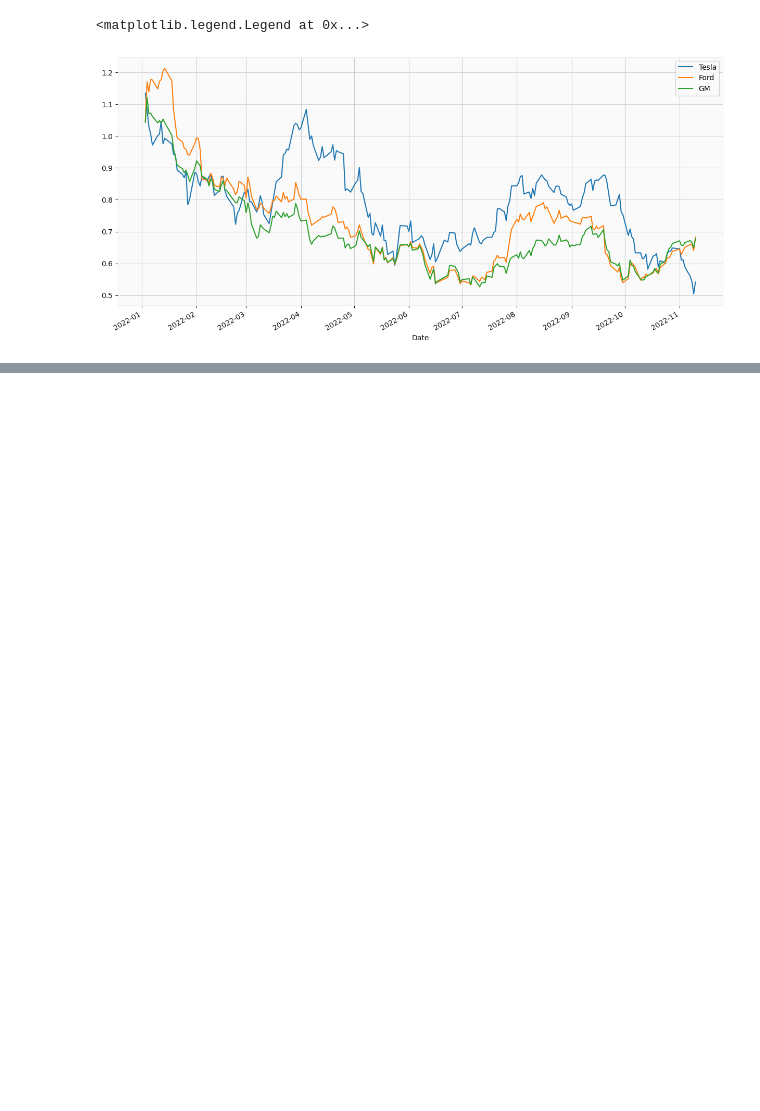
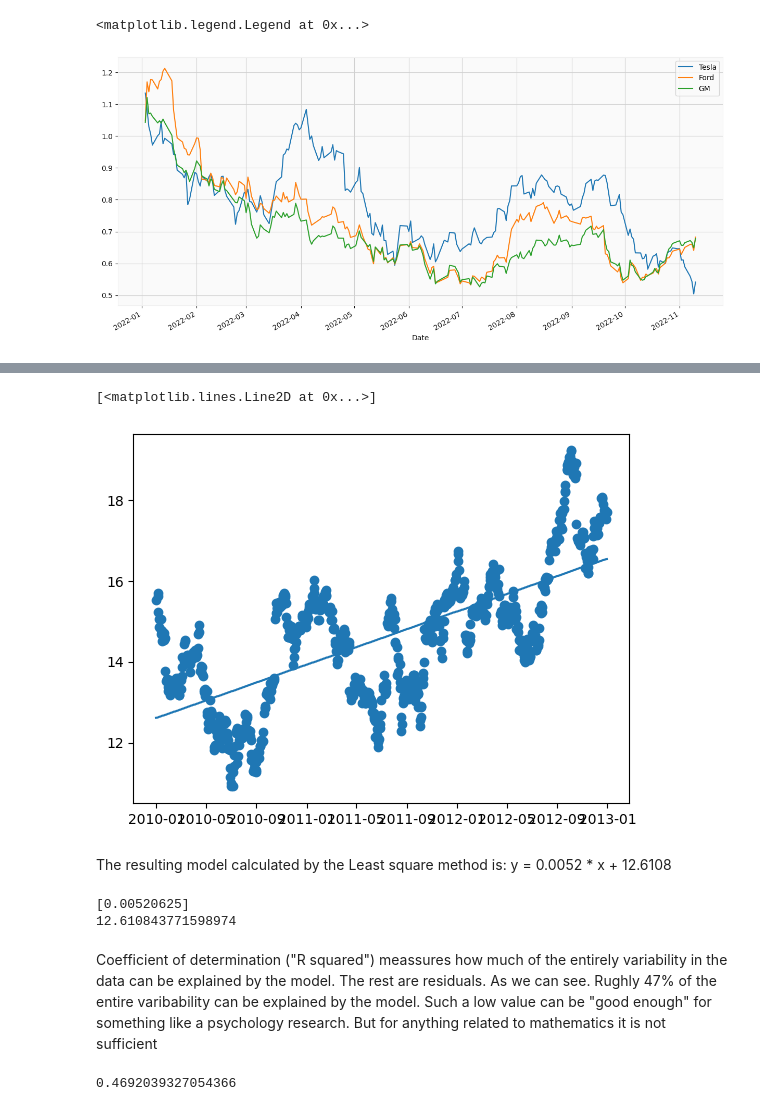
Before and after one commit to gregoja/Stock_Analysis, a Jupyter notebook: project.ipynb, the cells around one changed output, grey strips where cells are left out. Saved outputs shown, nothing was run; the diff lists cells and outputs as text; code cells hidden in the pictures; blank space fills up the shorter version.

Commit message:
Regression added

```diff
--- a/project.ipynb
+++ b/project.ipynb
@@ -241,0 +256,44 @@ plt.legend()
+# %%
+X1old = googleTrain["Date"]
+X2old = googleTest["Date"]
+
+y1 = googleTrain["Close"]
+y2 = googleTest["Close"]
+# %%
+X1 = X1old[:,np.newaxis]
+X2 = X2old[:,np.newaxis]
+# %%
+X1coded = []
+for i in range(len(X1)):
+   X1coded.append(i)
+   #X1new.append(X1[i,0].astype(np.int64))
+X1codedArray =np.array(X1coded)
+X1codedArrayVertical = X1codedArray[:,np.newaxis]
+# %%
+from sklearn.linear_model import LinearRegression
+
+
+model = LinearRegression(fit_intercept=True)
+# %%
+model.fit(X1codedArrayVertical, y1)
+yfit = model.predict(X1codedArrayVertical)
+plt.scatter(X1, y1) # raw data
+plt.plot(X1, yfit) # model fit
+# %% [output]
+[<matplotlib.lines.Line2D at 0x...>]
+[figure, added]
+# %% [markdown]
+The resulting model calculated by the Least square method is: y = 0.0052 * x + 12.6108
+# %%
+print(model.coef_)
+print(model.intercept_)
+# %% [output]
+[0.00520625]
+12.610843771598974
+# %% [markdown]
+Coefficient of determination ("R squared") meassures how much of the entirely variability in the data can be explained by the model. The rest are residuals.
+As we can see. Rughly 47% of the entire varibability can be explained by the model. Such a low value can be "good enough" for something like a psychology research. But for anything related to mathematics it is not sufficient
+# %%
+model.score(X1codedArrayVertical, y1)
+# %% [output]
+0.4692039327054366
```
Also changed, not shown: parts of 15 cells of this notebook, 1 other file.
